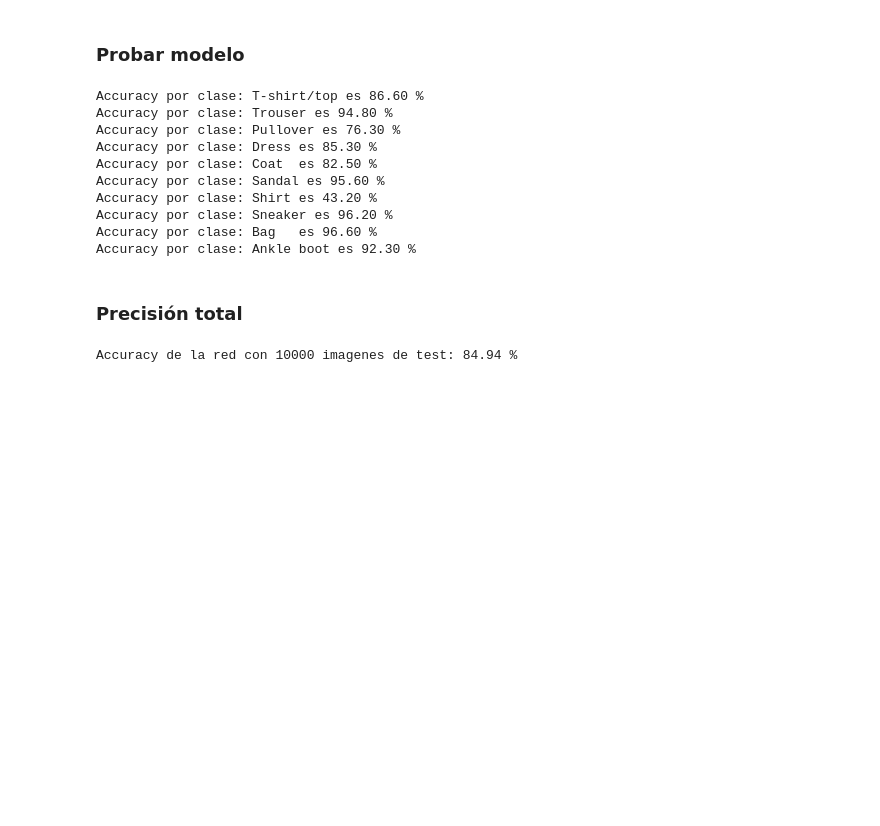
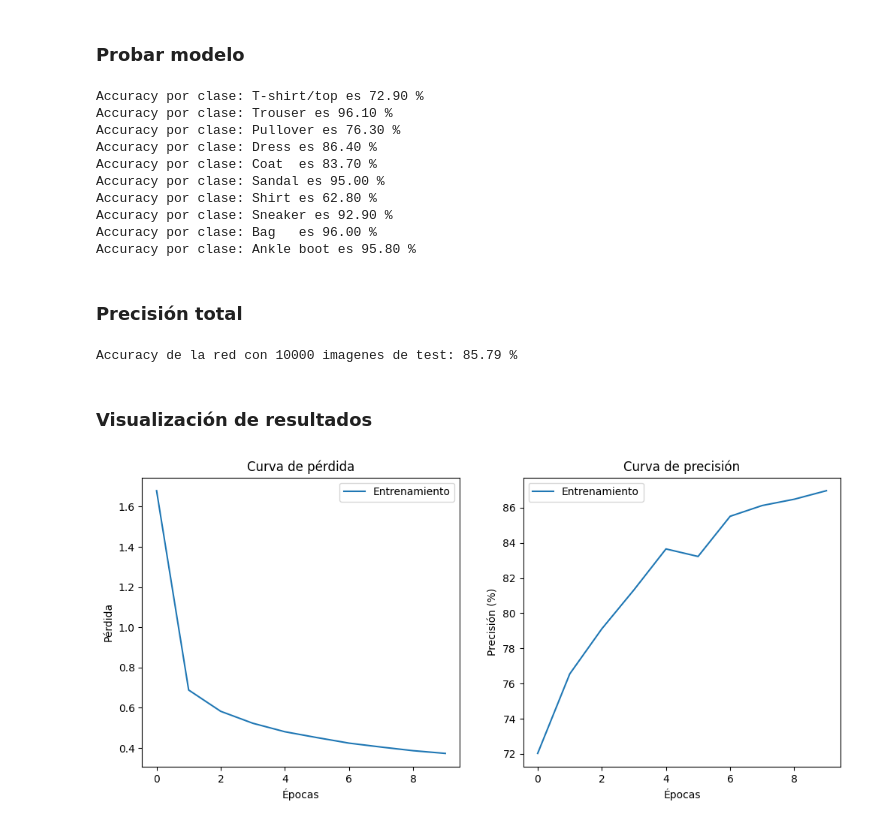
Before and after one commit to Lordrilo/redes_neuronales, a Jupyter notebook: cnn/red_neuronal_convolucional.ipynb, the cells around one changed output. Saved outputs shown, nothing was run; the diff lists cells and outputs as text; code cells hidden in the pictures; blank space fills up the shorter version.

Commit message:
Visualización de pérdida y precisión

```diff
--- a/cnn/red_neuronal_convolucional.ipynb
+++ b/cnn/red_neuronal_convolucional.ipynb
@@ -186,11 +186,12 @@ Net(
 # %% [markdown]
 ### Entrenamiento del modelo de CNN
 # %%
-from re import M
 # Entrenamiento de modelo
 mejor_modelo = None
 mejor_perdida = float("inf")
 m_epoca = 0
+train_perdida = []
+train_precision = []
 
 for epoca in range(10):  # número de épocas
 
@@ -213,12 +214,28 @@ for epoca in range(10):  # número de épocas
         running_loss += perdida.item() # perdida acumulada
     perdida_promedio = running_loss / len(train_dataloader)
     print(f"Epoca {epoca+1}, perdida promedio: {perdida_promedio:.3f}")
-
+    # obtener mejor modelo
     if perdida_promedio < mejor_perdida:    # print every 15000 mini-batches
         m_perdida = perdida_promedio
         m_epoca = epoca+1
         mejor_modelo = net.state_dict()
+    # almacenar perdidas en
+    train_perdida.append(perdida_promedio)
+
+    # Calcular accuracy en entrenamiento
+    correcto = 0
+    total = 0
+    with torch.no_grad():
+      for data in train_dataloader:
+        entradas, etiquetas = data
+        entradas, etiquetas = entradas.to(device), etiquetas.to(device)
+        salidas = net(entradas)
+        _, pred = torch.max(salidas, 1)
+        total += etiquetas.size(0)
+        correcto += (pred == etiquetas).sum().item()
+    train_acc = 100 * correcto / total
+    train_precision.append(train_acc)
 print('='*60)
-print(f"Modelo con menor perdida: {mejor_perdida:0.3f}, Epoca {m_epoca}")
+print(f"Modelo con menor perdida: {m_perdida:0.3f}, Epoca {m_epoca}")
 print('Entrenamiento finalizado')
 # %% [output]
@@ -272,32 +289,58 @@ for classname, correct_count in correct_pred.items():
     accuracy = 100 * float(correct_count) / total_pred[classname]
     print(f'Accuracy por clase: {classname:5s} es {accuracy:.2f} %')
 # %% [output]
-Accuracy por clase: T-shirt/top es 86.60 %
-Accuracy por clase: Trouser es 94.80 %
+Accuracy por clase: T-shirt/top es 72.90 %
+Accuracy por clase: Trouser es 96.10 %
 Accuracy por clase: Pullover es 76.30 %
-Accuracy por clase: Dress es 85.30 %
-Accuracy por clase: Coat  es 82.50 %
-Accuracy por clase: Sandal es 95.60 %
-Accuracy por clase: Shirt es 43.20 %
-Accuracy por clase: Sneaker es 96.20 %
-Accuracy por clase: Bag   es 96.60 %
-Accuracy por clase: Ankle boot es 92.30 %
+Accuracy por clase: Dress es 86.40 %
+Accuracy por clase: Coat  es 83.70 %
+Accuracy por clase: Sandal es 95.00 %
+Accuracy por clase: Shirt es 62.80 %
+Accuracy por clase: Sneaker es 92.90 %
+Accuracy por clase: Bag   es 96.00 %
+Accuracy por clase: Ankle boot es 95.80 %
 # %% [markdown]
 ### Precisión total
 # %%
+# calcular pérdida y precisión en test
 correcto = 0
 total = 0
 # no se necesita la gradiente
 with torch.no_grad():
     for data in test_dataloader:
-        imagenes, etiquetas = data
+        entradas, etiquetas = data
+        entradas, etiquetas = entradas.to(device), etiquetas.to(device)
         # calculate outputs by running images through the network
-        salidas = net(imagenes)
+        salidas = net(entradas)
         # the class with the highest energy is what we choose as prediction
         _, prediccion = torch.max(salidas, 1)
         total += etiquetas.size(0)
         correcto += (prediccion == etiquetas).sum().item()
-
 print(f'Accuracy de la red con 10000 imagenes de test: {100 * correcto / total:.2f} %')
 # %% [output]
-Accuracy de la red con 10000 imagenes de test: 84.94 %
+Accuracy de la red con 10000 imagenes de test: 85.79 %
+# %% [markdown]
+### Visualización de resultados
+# %%
+import matplotlib.pyplot as plt
+
+# Curva de pérdida
+plt.figure(figsize=(12,5))
+plt.subplot(1,2,1)
+plt.plot(train_perdida, label='Entrenamiento')
+plt.xlabel('Épocas')
+plt.ylabel('Pérdida')
+plt.title('Curva de pérdida')
+plt.legend()
+
+# Curva de precisión
+plt.subplot(1,2,2)
+plt.plot(train_precision, label='Entrenamiento')
+plt.xlabel('Épocas')
+plt.ylabel('Precisión (%)')
+plt.title('Curva de precisión')
+plt.legend()
+
+plt.show()
+# %% [output]
+[figure, added]
```
Also changed, not shown: parts of 2 cells of this notebook.
